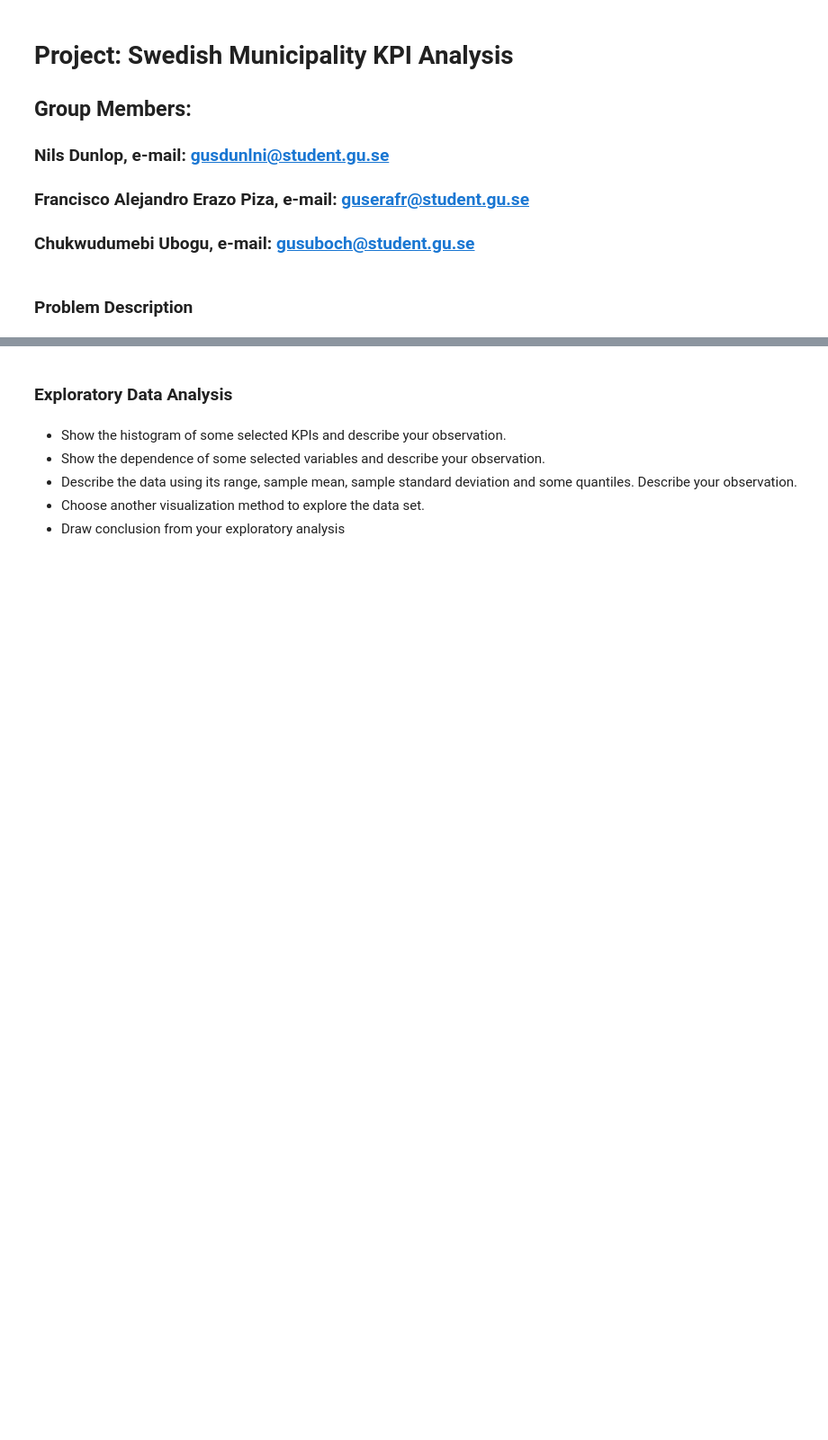
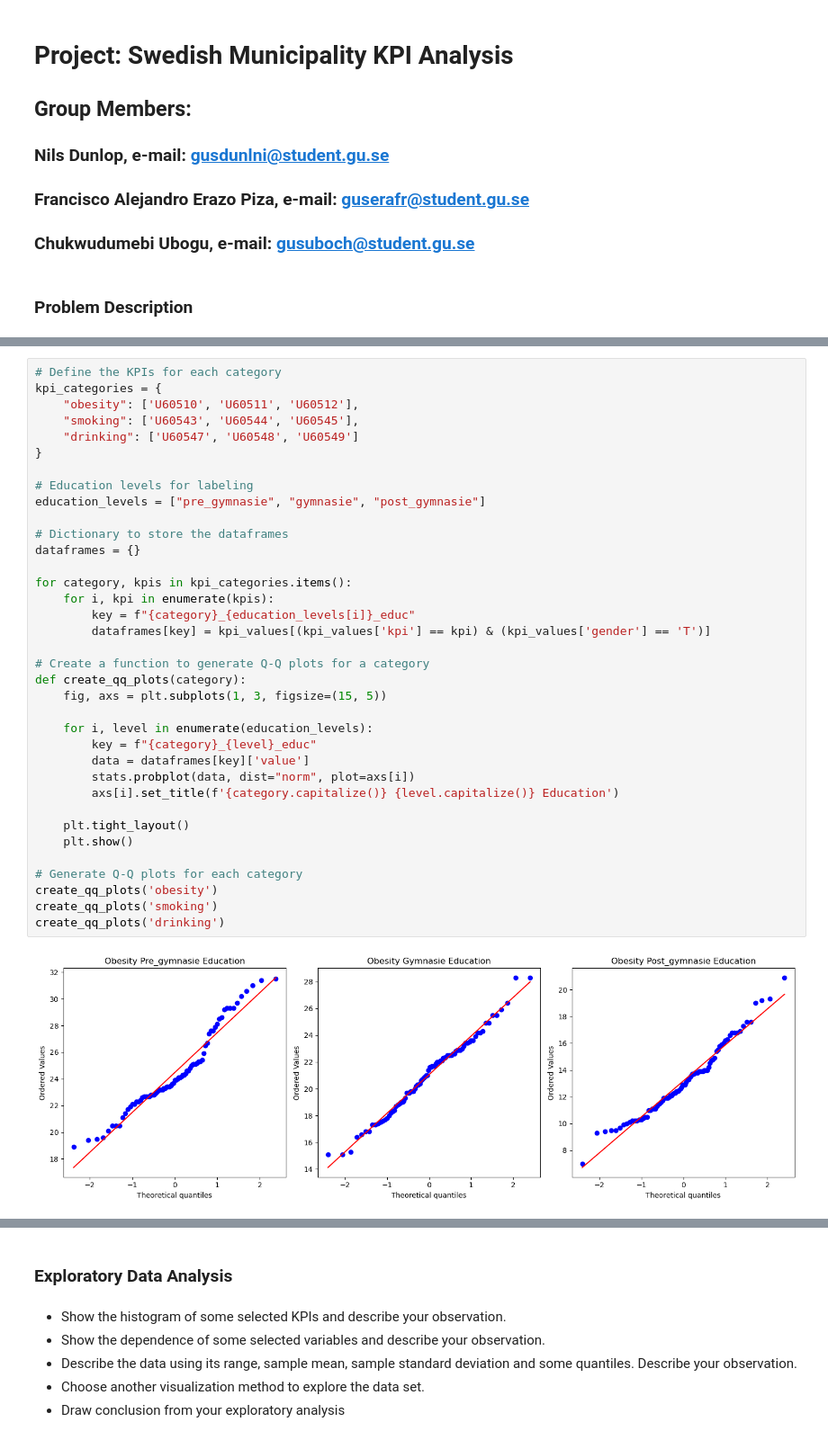
Before and after one commit to NilsDunlop/DIT863-Assignments, a Jupyter notebook: Project/Project.ipynb, the cells around one changed output, grey strips where cells are left out. Shown at 90% size. Saved outputs shown, nothing was run; the diff lists cells and outputs as text; blank space fills up the shorter version.

Commit message:
Add inital Education vs Health QQ plots

```diff
--- a/Project/Project.ipynb
+++ b/Project/Project.ipynb
@@ -50,0 +117,38 @@ municipalities_data_head = municipalities_data.head(15)
+# %%
+# Define the KPIs for each category
+kpi_categories = {
+    "obesity": ['U60510', 'U60511', 'U60512'],
+    "smoking": ['U60543', 'U60544', 'U60545'],
+    "drinking": ['U60547', 'U60548', 'U60549']
+}
+
+# Education levels for labeling
+education_levels = ["pre_gymnasie", "gymnasie", "post_gymnasie"]
+
+# Dictionary to store the dataframes
+dataframes = {}
+
+for category, kpis in kpi_categories.items():
+    for i, kpi in enumerate(kpis):
+        key = f"{category}_{education_levels[i]}_educ"
+        dataframes[key] = kpi_values[(kpi_values['kpi'] == kpi) & (kpi_values['gender'] == 'T')]
+
+# Create a function to generate Q-Q plots for a category
+def create_qq_plots(category):
+    fig, axs = plt.subplots(1, 3, figsize=(15, 5))
+
+    for i, level in enumerate(education_levels):
+        key = f"{category}_{level}_educ"
+        data = dataframes[key]['value']
+        stats.probplot(data, dist="norm", plot=axs[i])
+        axs[i].set_title(f'{category.capitalize()} {level.capitalize()} Education')
+
+    plt.tight_layout()
+    plt.show()
+
+# Generate Q-Q plots for each category
+create_qq_plots('obesity')
+create_qq_plots('smoking')
+create_qq_plots('drinking')
+# %% [output]
+[figure, added]
```
Also changed, not shown: parts of 4 cells of this notebook.
